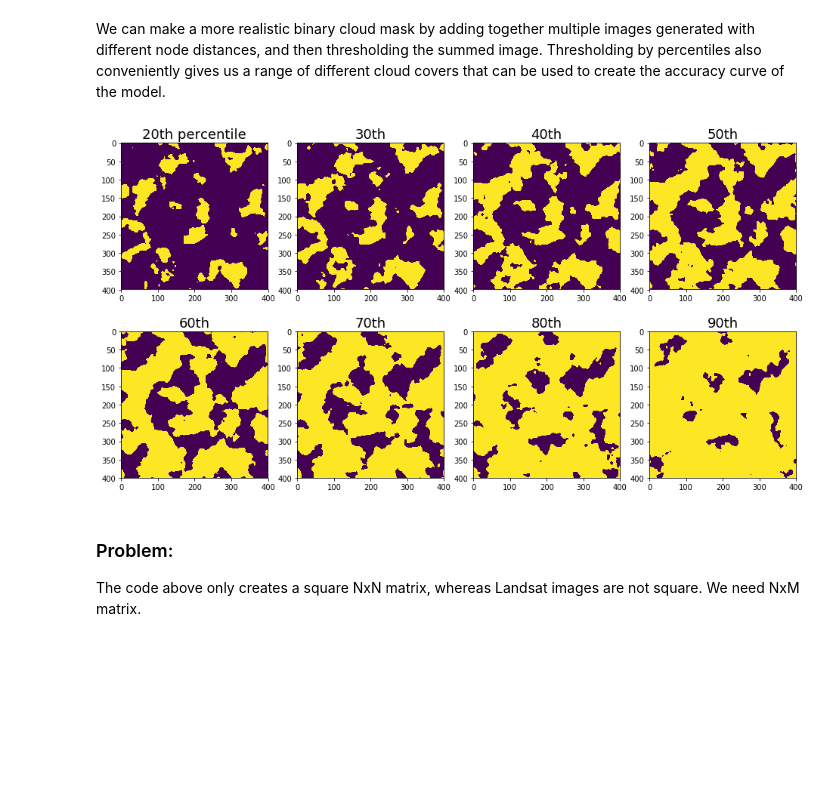
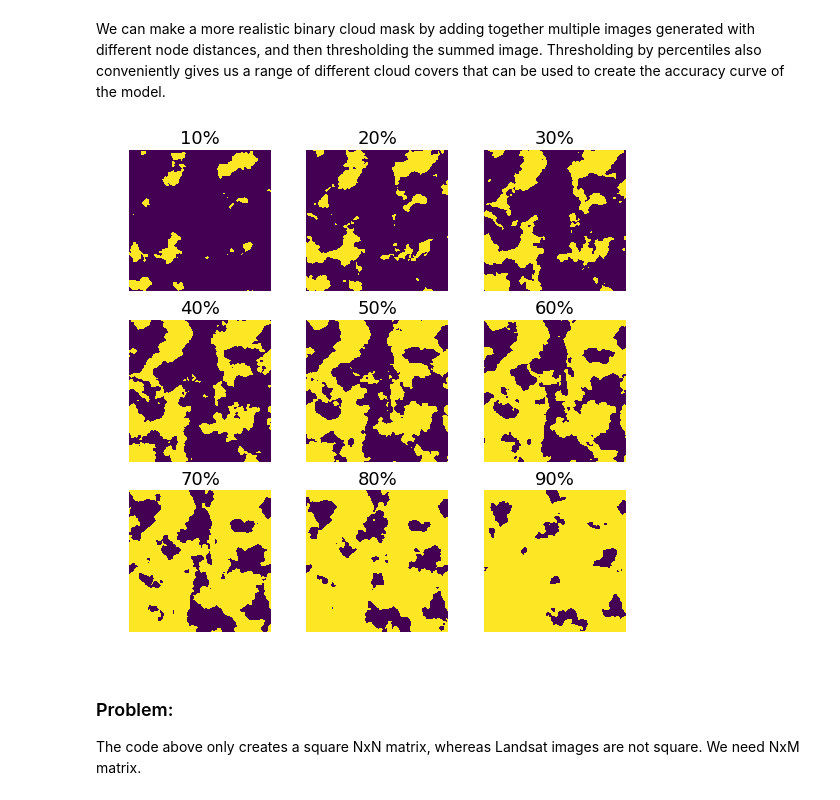
Before and after one commit to ianpdavies/cloudy_flood_prediction, a Jupyter notebook: notebooks/cloud_generation.ipynb, the cells around one changed output. Drawn from its saved outputs; the diff is of its cells as text; code cells hidden in the pictures; blank space fills up the shorter version.

```diff
--- a/notebooks/cloud_generation.ipynb
+++ b/notebooks/cloud_generation.ipynb
@@ -143,25 +143,27 @@ We can make a more realistic binary cloud mask by adding together multiple image
 # %%
 img_sum = np.sum(img, axis=2)
 
-plt.figure(figsize=(16,13))
-columns = 4
-images = [img_sum<np.percentile(img_sum, 20),
+plt.figure(figsize=(9,12))
+columns = 3
+images = [img_sum<np.percentile(img_sum, 10),
+          img_sum<np.percentile(img_sum, 20),
           img_sum<np.percentile(img_sum, 30),
          img_sum<np.percentile(img_sum, 40),
           img_sum<np.percentile(img_sum, 50),
          img_sum<np.percentile(img_sum, 60),
           img_sum<np.percentile(img_sum, 70),
          img_sum<np.percentile(img_sum, 80),
          img_sum<np.percentile(img_sum, 90)]
-titles = ['20th percentile', '30th','40th','50th',
-         '60th','70th','80th','90th']
+titles = ['10%', '20%', '30%','40%','50%',
+         '60%','70%','80%','90%']
 for i, image in enumerate(images):
     plt.subplot(len(images) / columns + 1, columns, i + 1)
     plt.title(titles[i], fontdict = {'fontsize' : 18})
+    plt.axis('off')
     plt.imshow(image)
     plt.colorbar
 # %% [output]
-[figure, old version]
+[figure, new version]
 # %% [markdown]
 ### Problem:
 The code above only creates a square NxN matrix, whereas Landsat images are not square. We need NxM matrix.
```
Also changed, not shown: parts of 7 cells of this notebook, 4 other files.
